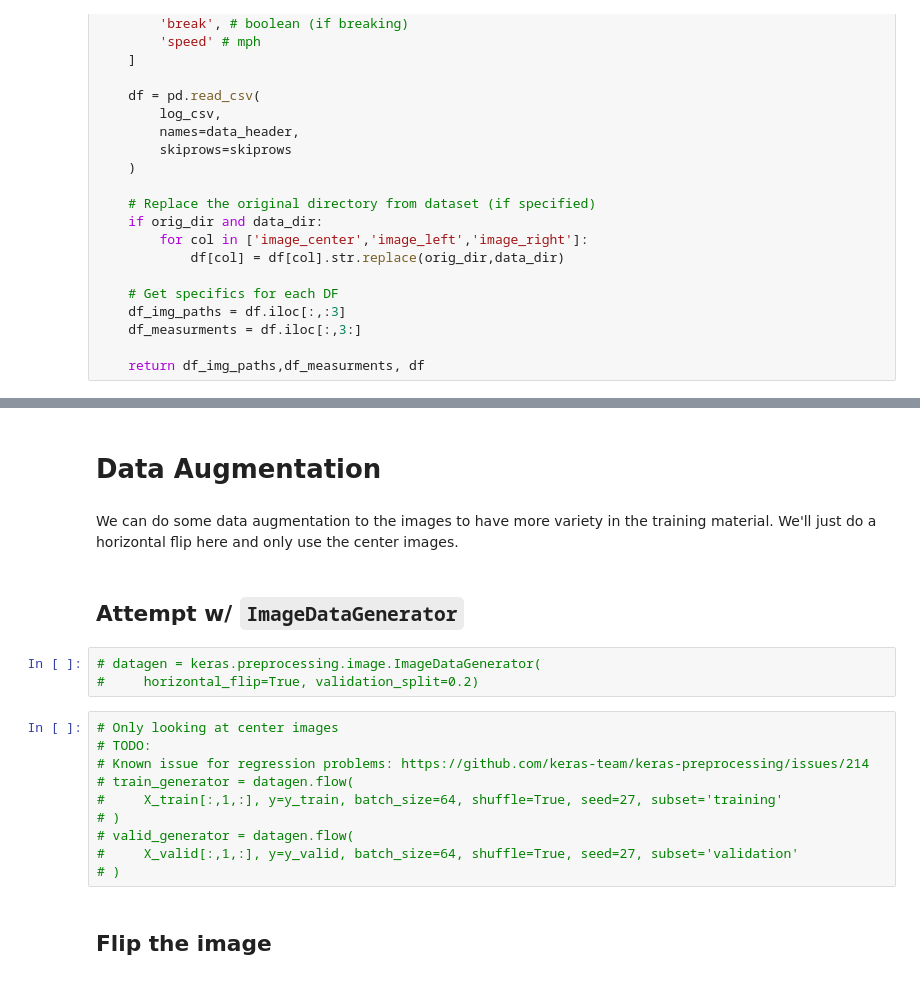
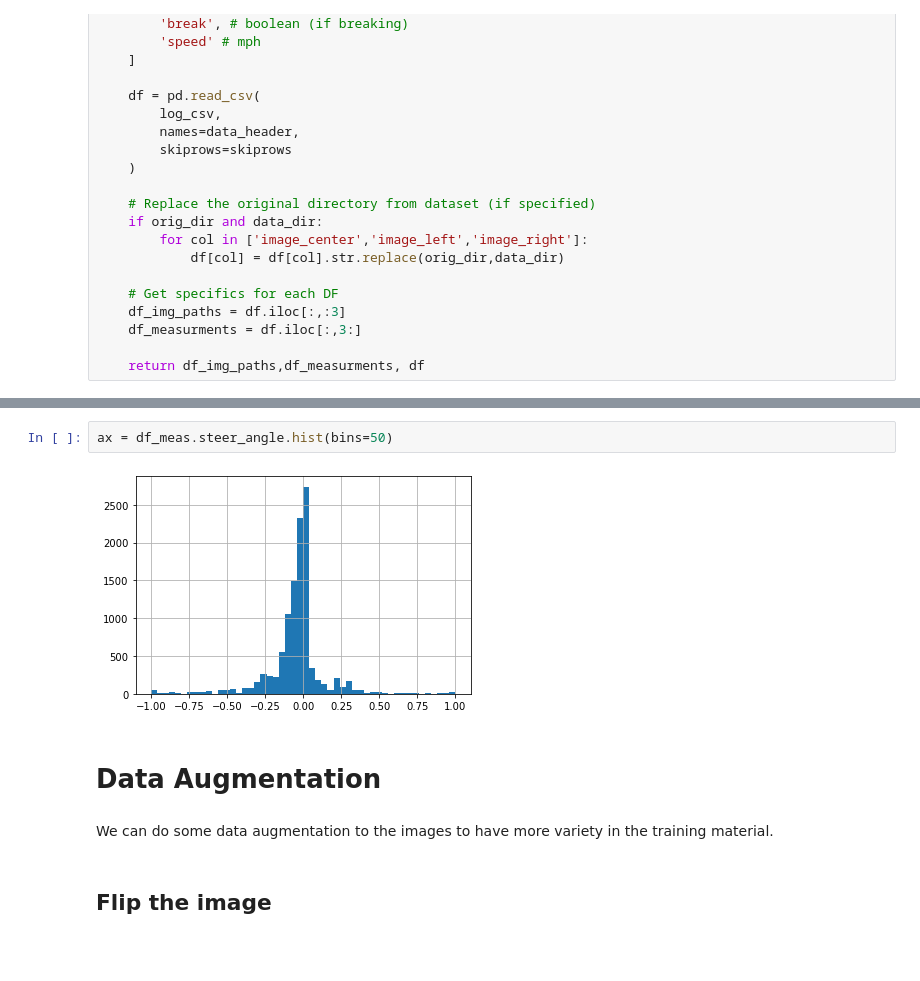
Before and after one commit to MrGeislinger/clone-driving-behavior, a Jupyter notebook: model.ipynb, the cells around one changed output, grey strips where cells are left out. Drawn from its saved outputs; the diff is of its cells as text; blank space fills up the shorter version.

```diff
--- a/model.ipynb
+++ b/model.ipynb
@@ -95,23 +97,12 @@ Stats for measurements:
 | max | 1.000000 | 1.000000 | 0.0 | 30.295660 |
+# %%
+ax = df_meas.steer_angle.hist(bins=50)
+# %% [output]
+[figure, added]
 # %% [markdown]
 # Data Augmentation
 # %% [markdown]
-We can do some data augmentation to the images to have more variety in the training material. We'll just do a horizontal flip here and only use the center images.
+We can do some data augmentation to the images to have more variety in the training material.
-# %% [markdown]
-## Attempt w/ `ImageDataGenerator`
-# %%
-# datagen = keras.preprocessing.image.ImageDataGenerator(
-#     horizontal_flip=True, validation_split=0.2)
-# %%
-# Only looking at center images
-# TODO:
-# Known issue for regression problems: https://github.com/keras-team/keras-preprocessing/issues/214
-# train_generator = datagen.flow(
-#     X_train[:,1,:], y=y_train, batch_size=64, shuffle=True, seed=27, subset='training'
-# )
-# valid_generator = datagen.flow(
-#     X_valid[:,1,:], y=y_valid, batch_size=64, shuffle=True, seed=27, subset='validation'
-# )
 # %% [markdown]
 ## Flip the image
 # %% [markdown]
```
Also changed, not shown: parts of 8 cells of this notebook.
